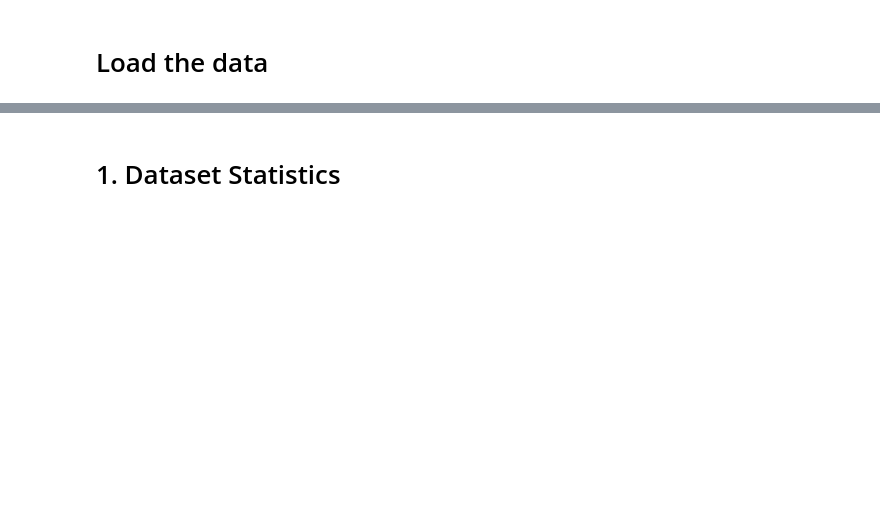
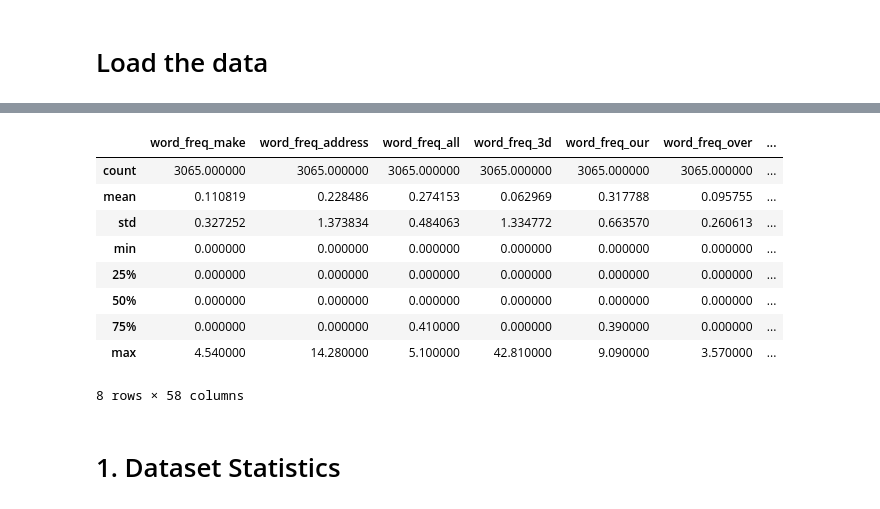
Before and after one commit to nurs-1502/ML_Assignments, a Jupyter notebook: assignment_2/a02-lr.ipynb, the cells around one changed output, grey strips where cells are left out. Cells and saved outputs as stored; diff of their text form; code cells hidden in the pictures; blank space fills up the shorter version.

```diff
--- a/assignment_2/a02-lr.ipynb
+++ b/assignment_2/a02-lr.ipynb
@@ -93,0 +110,4 @@ features = np.array(
+# %%
+train_df = pd.concat([pd.DataFrame(X, columns=features.tolist()), pd.DataFrame(y, columns=['Spam'])], axis=1)
+display(train_df.head())
+print(train_df.shape)
@@ -94,3 +123,16 @@ features = np.array(
+# %%
+train_df.describe()
+# %% [output]
+|  | word_freq_make | word_freq_address | word_freq_all | word_freq_3d | word_freq_our | word_freq_over | ... |
+| count | 3065.000000 | 3065.000000 | 3065.000000 | 3065.000000 | 3065.000000 | 3065.000000 | ... |
+| mean | 0.110819 | 0.228486 | 0.274153 | 0.062969 | 0.317788 | 0.095755 | ... |
+| std | 0.327252 | 1.373834 | 0.484063 | 1.334772 | 0.663570 | 0.260613 | ... |
+| min | 0.000000 | 0.000000 | 0.000000 | 0.000000 | 0.000000 | 0.000000 | ... |
+| 25% | 0.000000 | 0.000000 | 0.000000 | 0.000000 | 0.000000 | 0.000000 | ... |
+| 50% | 0.000000 | 0.000000 | 0.000000 | 0.000000 | 0.000000 | 0.000000 | ... |
+| 75% | 0.000000 | 0.000000 | 0.410000 | 0.000000 | 0.390000 | 0.000000 | ... |
+| max | 4.540000 | 14.280000 | 5.100000 | 42.810000 | 9.090000 | 3.570000 | ... |
+8 rows × 58 columns
 # %% [markdown]
 # 1. Dataset Statistics
 # %%
```
Also changed, not shown: parts of 36 cells of this notebook, 14 other files.
